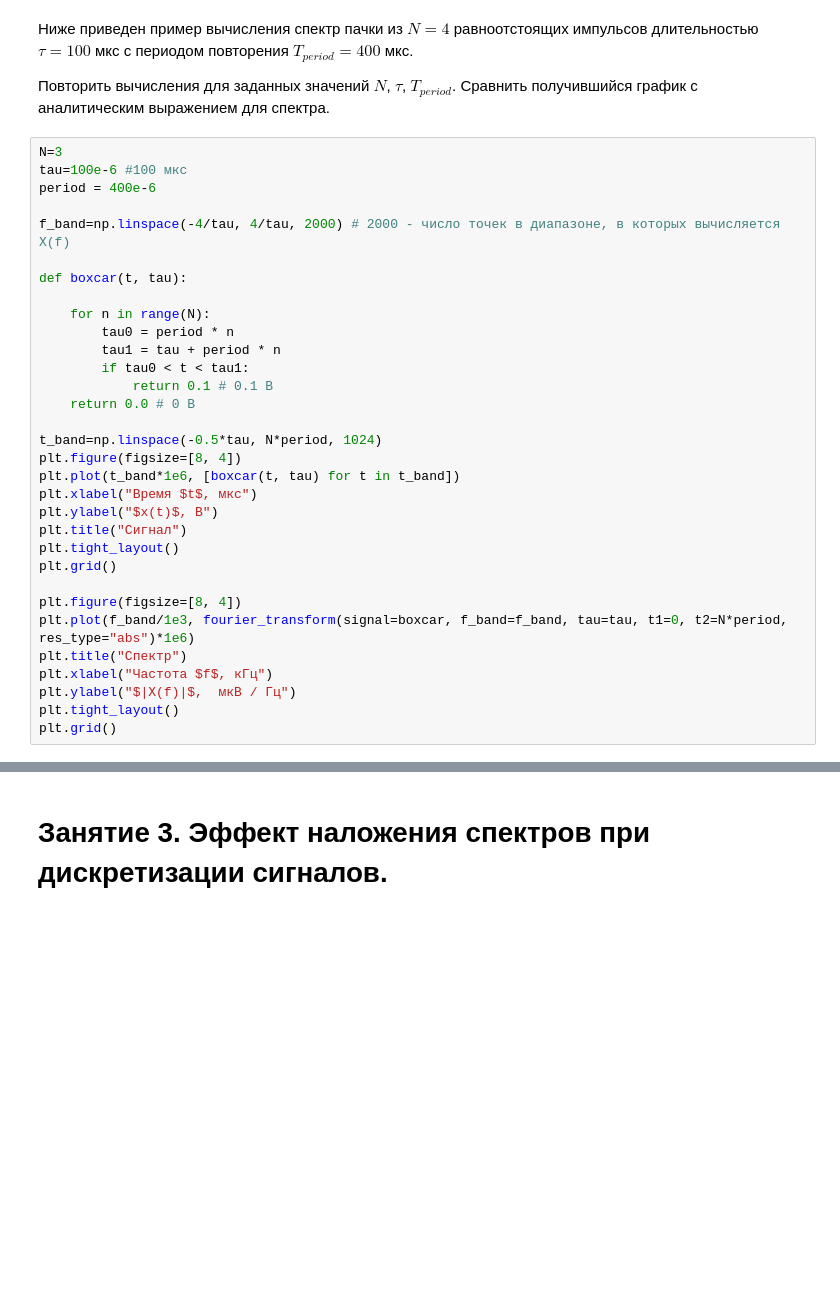
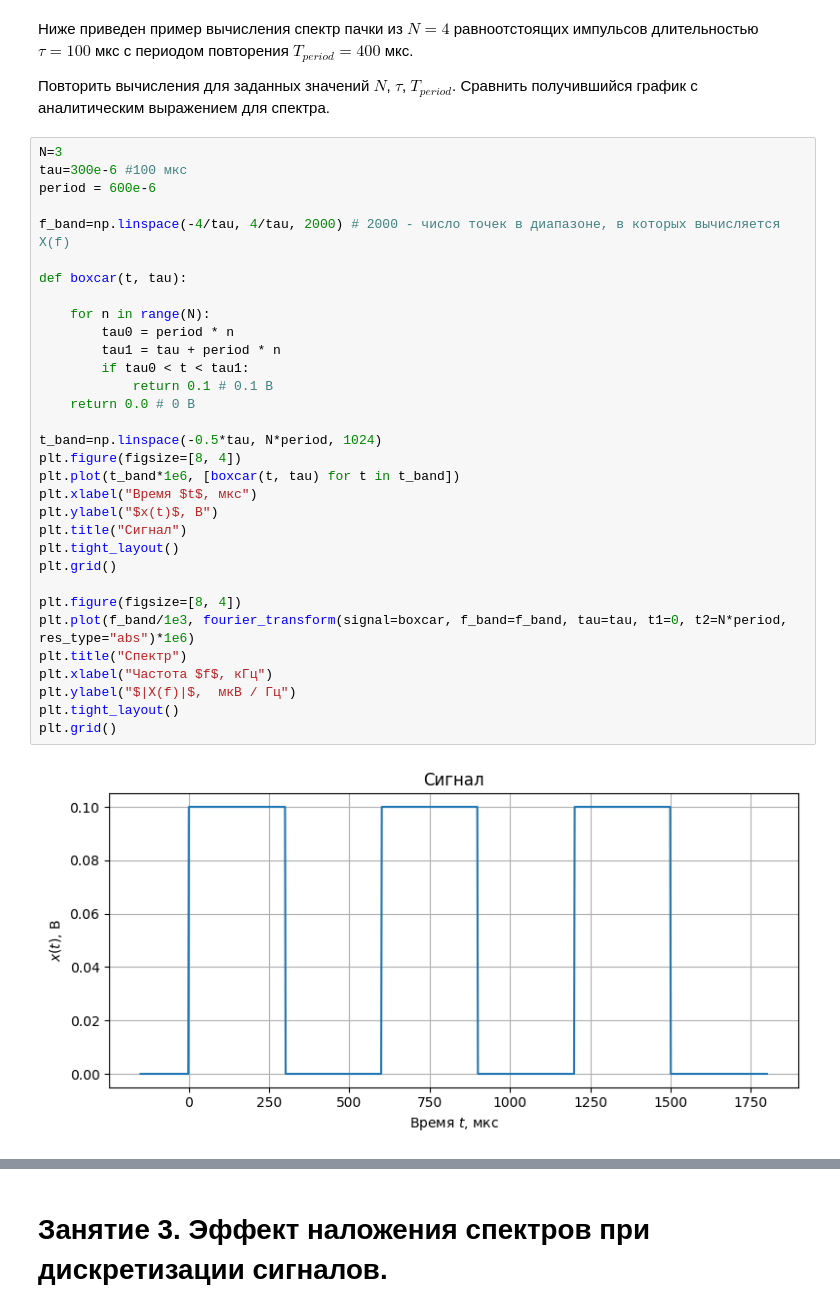
Before and after one commit to abramov-de/MIPT_RadioPhys, a Jupyter notebook: Lab1_proc.ipynb, the cells around one changed output, grey strips where cells are left out. Cells and saved outputs as stored; diff of their text form; blank space fills up the shorter version.

```diff
--- a/Lab1_proc.ipynb
+++ b/Lab1_proc.ipynb
@@ -516,33 +579,35 @@ plt.grid()
 Повторить вычисления для заданных значений $N$, $\tau$, $T_{period}$. Сравнить получившийся график с аналитическим выражением для спектра.
 # %%
 N=3
-tau=100e-6 #100 мкс
-period = 400e-6
+tau=300e-6 #100 мкс
+period = 600e-6
 
 f_band=np.linspace(-4/tau, 4/tau, 2000) # 2000 - число точек в диапазоне, в которых вычисляется X(f)
 
 def boxcar(t, tau):
 
     for n in range(N):
         tau0 = period * n
         tau1 = tau + period * n
         if tau0 < t < tau1:
             return 0.1 # 0.1 В
     return 0.0 # 0 В
 
 t_band=np.linspace(-0.5*tau, N*period, 1024)
 plt.figure(figsize=[8, 4])
 plt.plot(t_band*1e6, [boxcar(t, tau) for t in t_band])
 plt.xlabel("Время $t$, мкс")
 plt.ylabel("$x(t)$, В")
 plt.title("Сигнал")
 plt.tight_layout()
 plt.grid()
 
 plt.figure(figsize=[8, 4])
 plt.plot(f_band/1e3, fourier_transform(signal=boxcar, f_band=f_band, tau=tau, t1=0, t2=N*period, res_type="abs")*1e6)
 plt.title("Спектр")
 plt.xlabel("Частота $f$, кГц")
 plt.ylabel("$|X(f)|$,  мкВ / Гц")
 plt.tight_layout()
 plt.grid()
+# %% [output]
+[figure, added]
```
Also changed, not shown: parts of 3 cells of this notebook.
